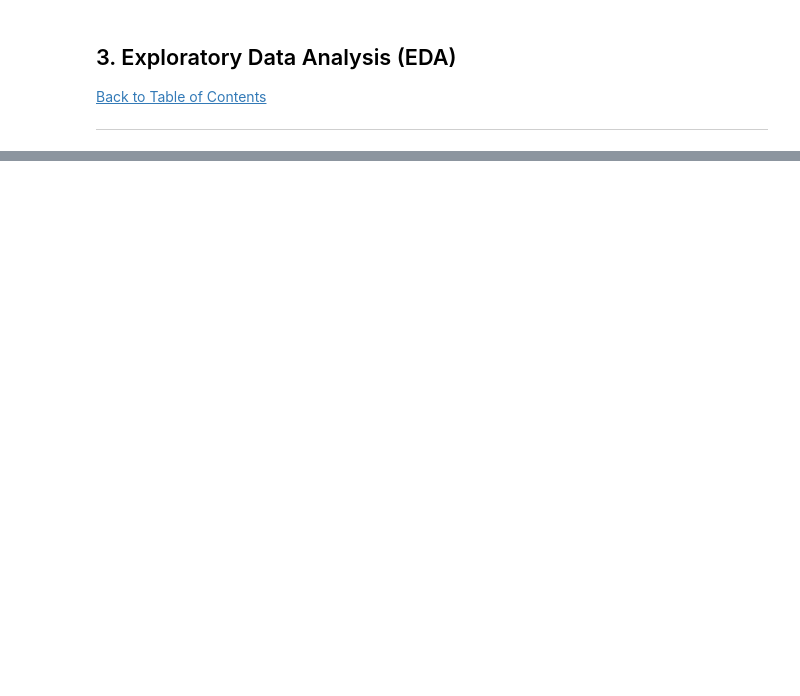
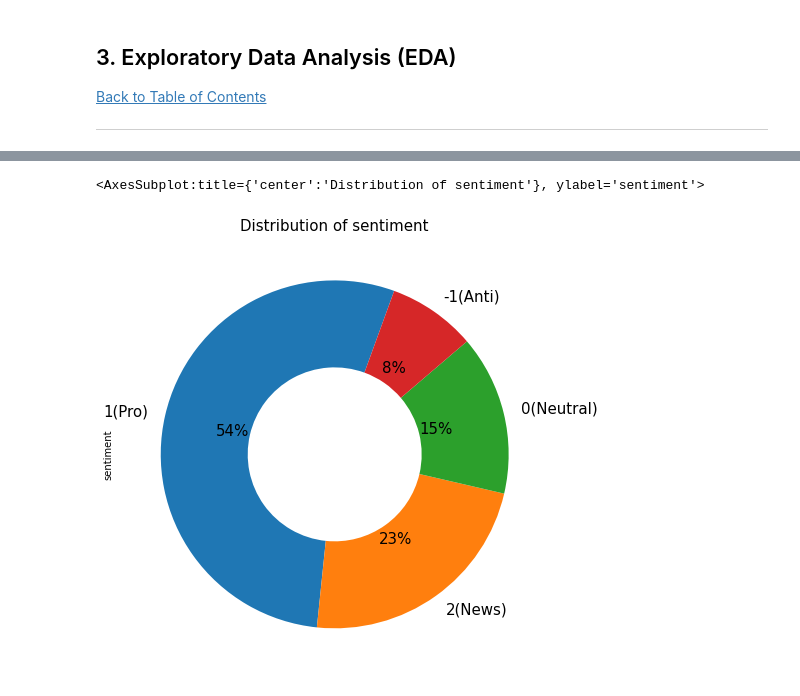
Before and after one commit to RethabileNtshabele/2207FTDS, a Jupyter notebook: Classification Predict Notebook.ipynb, the cells around one changed output, grey strips where cells are left out. Cells and saved outputs as stored; diff of their text form; code cells hidden in the pictures; blank space fills up the shorter version.

```diff
--- a/Classification Predict Notebook.ipynb
+++ b/Classification Predict Notebook.ipynb
@@ -72,4 +155,14 @@ SyntaxError: invalid syntax (634104938.py, line 15)
 
 ---
 # %%
-df = # load the data
+#Loading both the test and the train data
+
+df_train = pd.read_csv('train.csv')
+df_test = pd.read_csv('test_with_no_labels.csv')
+
+#EDA Copy
+train_eda = df_train.copy()
+
+#Modelling copies
+train = df_train.copy()
+test = df_test.copy()
@@ -90,0 +271,11 @@ df = # load the data
+# %%
+#plotting donut chart to see sentiment distribution
+
+plt.figure(figsize=(10,8))
+plt.title('Distribution of sentiment', fontsize=15)
+df_train.sentiment.value_counts().plot(kind='pie', labels=['1(Pro)', '2(News)', '0(Neutral)', '-1(Anti)'],
+                              wedgeprops=dict(width=.5), autopct='%1.0f%%', startangle= 70,
+                              textprops={'fontsize': 15})
+# %% [output]
+<AxesSubplot:title={'center':'Distribution of sentiment'}, ylabel='sentiment'>
+[figure, added]
```
Also changed, not shown: parts of 51 cells of this notebook.
